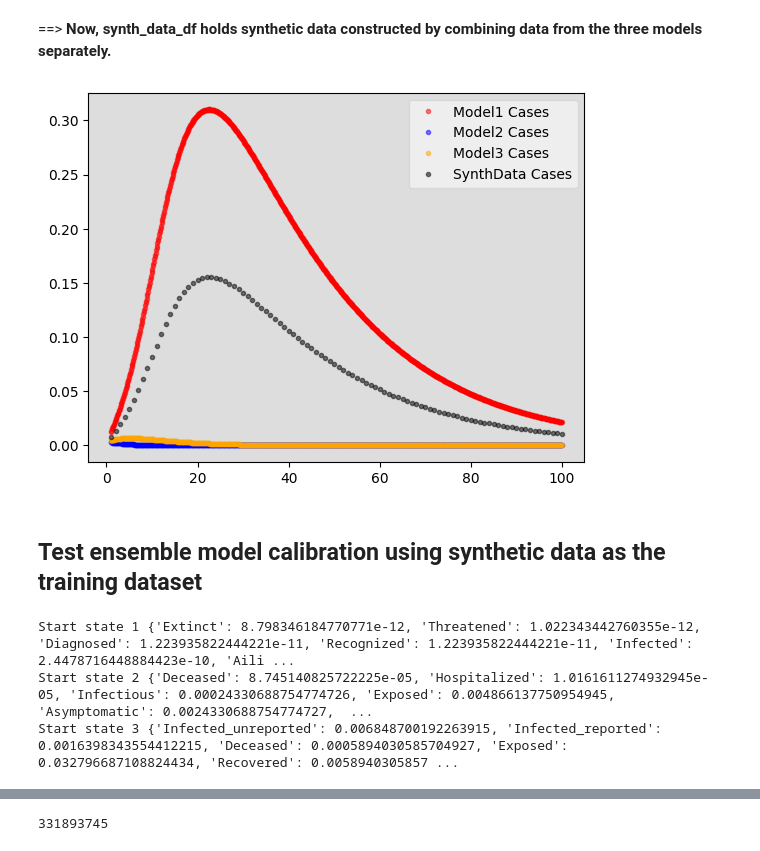
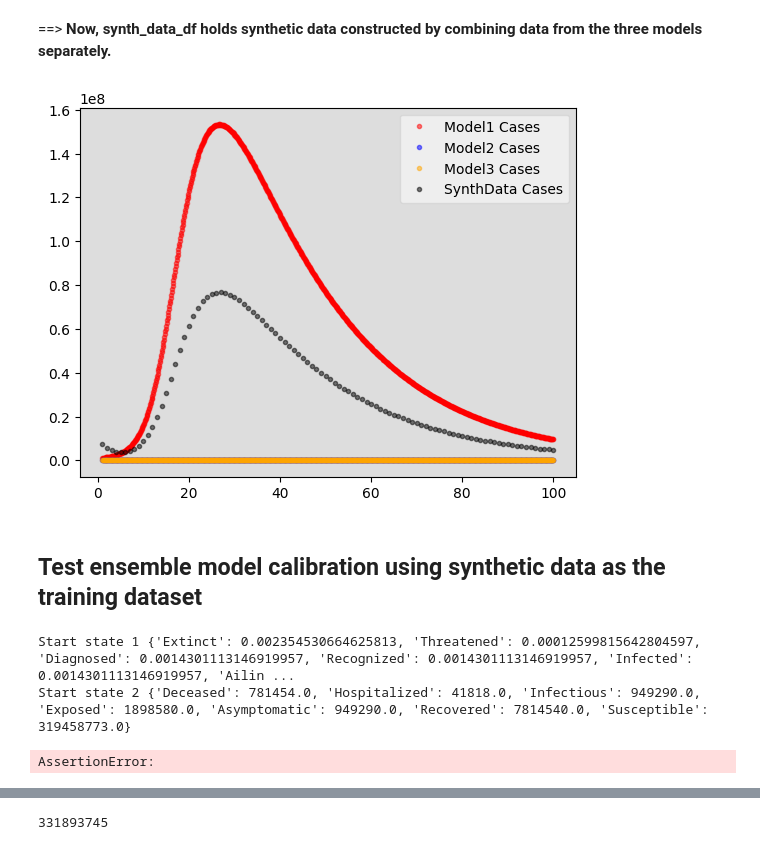
Before and after one commit to ciemss/pyciemss, a Jupyter notebook: notebook/april_ensemble/syndata_generate_and_test.ipynb, the cells around one changed output, grey strips where cells are left out. Cells and saved outputs as stored; diff of their text form; code cells hidden in the pictures.

Commit message:
fixed some initial condition issues for models 1 and 2. more remain

```diff
--- a/notebook/april_ensemble/syndata_generate_and_test.ipynb
+++ b/notebook/april_ensemble/syndata_generate_and_test.ipynb
@@ -597,7 +647,7 @@ N_t = 100
 t_points = get_tspan(1, N_t, 10*(N_t - 1) + 1) #get_tspan(1, all_timepoints[-1], len(all_timepoints)) # all_timepoints
 # number of terms = 1 + (end - start)/step_size
 
-start_time = 0
+start_t = 0
 
 # note that we cannot intervene at a previously existing timepoint, or odeint will complain.
 Num_param = 16
@@ -632,7 +682,7 @@ print(model1_rate_parameter_intervention)
 
 
 # Setup model with initial value
-setup_model1 = setup_model_petri(model1, start_time=start_time, start_state=start_state1)#, solution_mappings=[solution_mapping1])
+setup_model1 = setup_model_petri(model1, start_time=start_t, start_state=start_state1)#, solution_mappings=[solution_mapping1])
 
 # Create intevened model
 intervened_model1 = intervene_petri(setup_model1, model1_rate_parameter_intervention)
@@ -752,7 +802,7 @@ model2_rate_parameter_intervention = [
 ]
 
 # Setup model with initial value
-setup_model2 = setup_model_petri(model2, start_time=start_time, start_state=start_state2)
+setup_model2 = setup_model_petri(model2, start_time=start_t, start_state=start_state2)
 
 # Create intevened model
 intervened_model2 = intervene_petri(setup_model2, model2_rate_parameter_intervention)
@@ -869,7 +919,7 @@ model3_rate_parameter_intervention = [
 ]
 
 # Setup model with initial value
-setup_model3 = setup_model_petri(model3, start_time=start_time, start_state=start_state3)
+setup_model3 = setup_model_petri(model3, start_time=start_t, start_state=start_state3)
 
 # Create intevened model
 intervened_model3 = intervene_petri(setup_model3, model3_rate_parameter_intervention)
@@ -1036,38 +1068,12 @@ model2_df = pd.DataFrame.from_dict({k: synth_data_dict['model2'][k][0] for k in
 model3_df = pd.DataFrame.from_dict({k: synth_data_dict['model3'][k][0] for k in synth_data_dict['model3']})
 # %%
 # Display synthetic data by plotting each model trajectory separately, along with the weighted sum data
-ax = plot_observations(model1_df['Cases'], t_points, color="red", label="Model1 Cases")
+ax = plot_observations(data_total_population*model1_df['Cases'], t_points, color="red", label="Model1 Cases")
 ax = plot_observations(model2_df['Cases'], t_points, ax=ax, color="blue", label="Model2 Cases")
 ax = plot_observations(model3_df['Cases'], t_points, ax=ax, color="orange", label="Model3 Cases")
-ax = plot_observations(synth_data_df['Cases'], t_points[keep_idx], ax=ax, color="black", label="SynthData Cases")
-
-
-
-# num_samples = 5 #100
-
-# start_time = train_timepoints[0] - 1e-5
-
-# # Wrapping model1 in a single "ensemble" model automatically applies the solution mapping functions, making these three models easier to compare.
-
-
-# ensemble1 = setup_model([model1], weights=[1.0], start_time=start_time, start_states=[start_state1], solution_mappings=[solution_mapping1])
-# ensemble1_prior_forecasts = sample(ensemble1, all_timepoints, num_samples)
-
-# ensemble2 = setup_model([model2], weights=[1.0], start_time=start_time, start_states=[start_state2], solution_mappings=[solution_mapping2])
-# ensemble2_prior_forecasts = sample(ensemble2, all_timepoints, num_samples)
-
-# ensemble3 = setup_model([model3], weights=[1.0], start_time=start_time, start_states=[start_state3], solution_mappings=[solution_mapping3])
-# ensemble3_prior_forecasts = sample(ensemble3, all_timepoints, num_samples)
-
-# plotting_cases = np.array(data["case_census"][all_timepoints].astype("float")) / data_total_population
-
-# # Plot trajectories from the prior.
-# ax = plot_predictive(ensemble1_prior_forecasts, all_timepoints, title="Prior Forecasts - Individual Models", ax=setup_ax(), color="blue", label="Model 1 Prior Forecasts")
-# ax = plot_predictive(ensemble2_prior_forecasts, all_timepoints, ax=ax, color="red", label="Model 2 Prior Forecasts")
-# ax = plot_predictive(ensemble3_prior_forecasts, all_timepoints, ax=ax, color="green", label="Model 3 Prior Forecasts")
-# ax = plot_observations(plotting_cases, all_timepoints, ax=ax, color="black", label="Reported Cases")
+ax = plot_observations(synth_data_df['case_census'], t_points[keep_idx], ax=ax, color="black", label="SynthData Cases")
 # %% [output]
-[figure, old version]
+[figure, new version]
 # %% [markdown]
 ## Test ensemble model calibration using synthetic data as the training dataset
 # %%
@@ -1084,21 +1090,18 @@ train_data, train_cases, train_timepoints, test_cases, test_timepoints, all_time
                                                                                                              synth_test_start_date,
                                                                                                              synth_test_end_date)
 
-[create_start_state1(synth_data_df, date) for date in test_dates]
-start_state1 = create_start_state1(synth_data_df, synth_train_start_date)
+synth_start_state1 = create_start_state1(synth_data_df, synth_train_start_date, data_total_population)
 print("Start state 1", start_state1)
 
-[create_start_state2(synth_data_df, date) for date in test_dates]
-start_state2 = create_start_state2(synth_data_df, synth_train_start_date)
+synth_start_state2 = create_start_state2(synth_data_df, synth_train_start_date, data_total_population)
 print("Start state 2", start_state2)
 
-[create_start_state3(synth_data_df, date) for date in test_dates]
-start_state3 = create_start_state3(synth_data_df, synth_train_start_date)
+synth_start_state3 = create_start_state3(synth_data_df, synth_train_start_date)
 print("Start state 3", start_state3)
 # %% [output]
-Start state 1 {'Extinct': 8.798346184770771e-12, 'Threatened': 1.022343442760355e-12, 'Diagnosed': 1.223935822444221e-11, 'Recognized': 1.223935822444221e-11, 'Infected': 2.4478716448884423e-10, 'Aili ...
-Start state 2 {'Deceased': 8.745140825722225e-05, 'Hospitalized': 1.0161611274932945e-05, 'Infectious': 0.00024330688754774726, 'Exposed': 0.004866137750954945, 'Asymptomatic': 0.0024330688754774727,  ...
-Start state 3 {'Infected_unreported': 0.006848700192263915, 'Infected_reported': 0.0016398343554412215, 'Deceased': 0.0005894030585704927, 'Exposed': 0.032796687108824434, 'Recovered': 0.0058940305857 ...
+Start state 1 {'Extinct': 0.002354530664625813, 'Threatened': 0.00012599815642804597, 'Diagnosed': 0.0014301113146919957, 'Recognized': 0.0014301113146919957, 'Infected': 0.0014301113146919957, 'Ailin ...
+Start state 2 {'Deceased': 781454.0, 'Hospitalized': 41818.0, 'Infectious': 949290.0, 'Exposed': 1898580.0, 'Asymptomatic': 949290.0, 'Recovered': 7814540.0, 'Susceptible': 319458773.0}
+AssertionError:
 # %%
 # Setup the Ensemble
 
```
Also changed, not shown: parts of 25 cells of this notebook.
